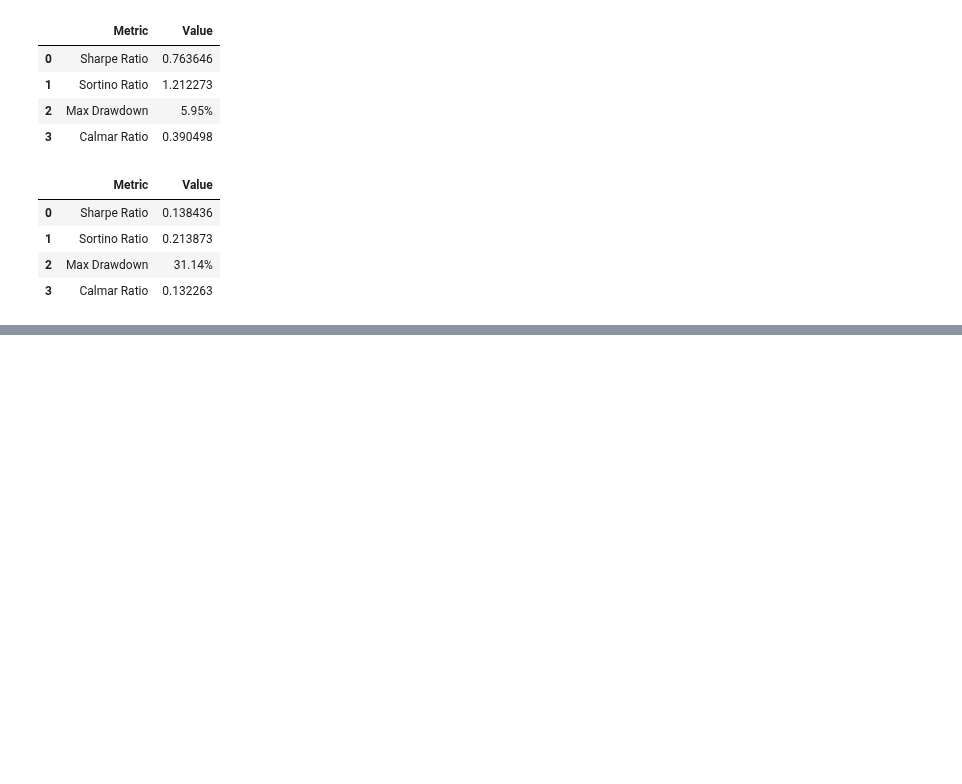
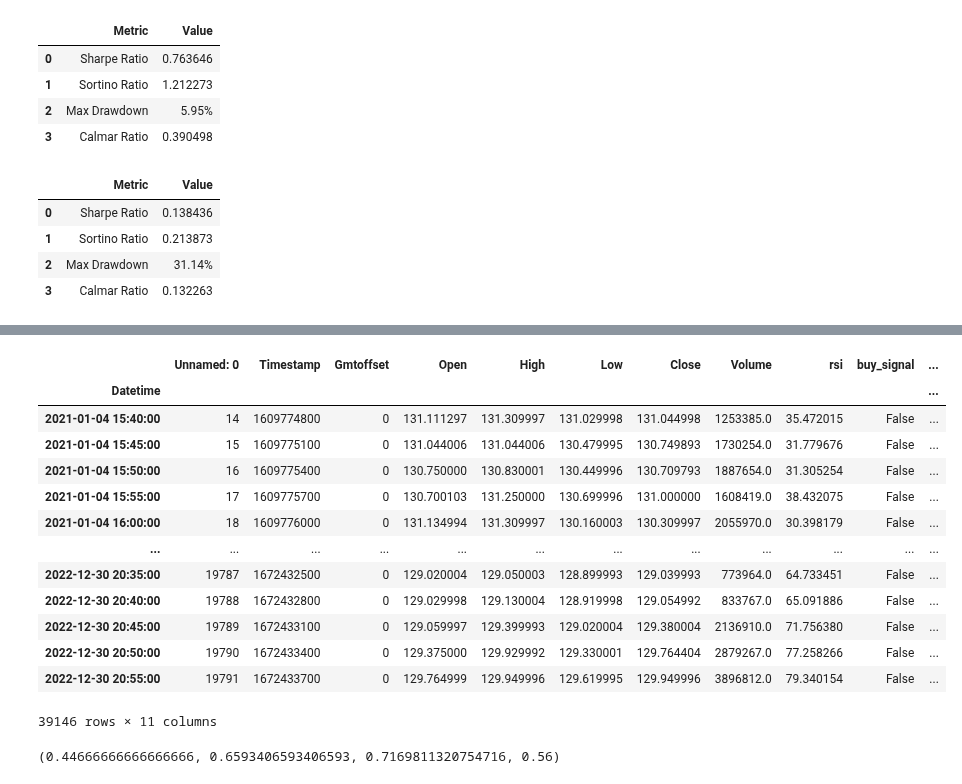
Before and after one commit to LuisMB09/Trading, a Jupyter notebook: Clean_Backtest.ipynb, the cells around one changed output, grey strips where cells are left out. Drawn from its saved outputs; the diff is of its cells as text; code cells hidden in the pictures; blank space fills up the shorter version.

Commit message:
win rate

```diff
--- a/Clean_Backtest.ipynb
+++ b/Clean_Backtest.ipynb
@@ -336,0 +349,19 @@ all_positions
+# %%
+data.set_index('Datetime', inplace=True)
+# %%
+data
+# %% [output]
+|  | Unnamed: 0 | Timestamp | Gmtoffset | Open | High | Low | Close | Volume | rsi | buy_signal | ... |
+| Datetime |  |  |  |  |  |  |  |  |  |  | ... |
+| 2021-01-04 15:40:00 | 14 | 1609774800 | 0 | 131.111297 | 131.309997 | 131.029998 | 131.044998 | 1253385.0 | 35.472015 | False | ... |
+| 2021-01-04 15:45:00 | 15 | 1609775100 | 0 | 131.044006 | 131.044006 | 130.479995 | 130.749893 | 1730254.0 | 31.779676 | False | ... |
+| 2021-01-04 15:50:00 | 16 | 1609775400 | 0 | 130.750000 | 130.830001 | 130.449996 | 130.709793 | 1887654.0 | 31.305254 | False | ... |
+| 2021-01-04 15:55:00 | 17 | 1609775700 | 0 | 130.700103 | 131.250000 | 130.699996 | 131.000000 | 1608419.0 | 38.432075 | False | ... |
+| 2021-01-04 16:00:00 | 18 | 1609776000 | 0 | 131.134994 | 131.309997 | 130.160003 | 130.309997 | 2055970.0 | 30.398179 | False | ... |
+| ... | ... | ... | ... | ... | ... | ... | ... | ... | ... | ... | ... |
+| 2022-12-30 20:35:00 | 19787 | 1672432500 | 0 | 129.020004 | 129.050003 | 128.899993 | 129.039993 | 773964.0 | 64.733451 | False | ... |
+| 2022-12-30 20:40:00 | 19788 | 1672432800 | 0 | 129.029998 | 129.130004 | 128.919998 | 129.054992 | 833767.0 | 65.091886 | False | ... |
+| 2022-12-30 20:45:00 | 19789 | 1672433100 | 0 | 129.059997 | 129.399993 | 129.020004 | 129.380004 | 2136910.0 | 71.756380 | False | ... |
+| 2022-12-30 20:50:00 | 19790 | 1672433400 | 0 | 129.375000 | 129.929992 | 129.330001 | 129.764404 | 2879267.0 | 77.258266 | False | ... |
+| 2022-12-30 20:55:00 | 19791 | 1672433700 | 0 | 129.764999 | 129.949996 | 129.619995 | 129.949996 | 3896812.0 | 79.340154 | False | ... |
+39146 rows × 11 columns
@@ -337,3 +370,16 @@ all_positions
+# %%
+train_trades = [pos for pos in all_positions if pos.time in train.index]
+test_trades = [pos for pos in all_positions if pos.time in test.index]
+validation_trades = [pos for pos in all_positions if pos.time in validation.index]
+
+train_win_rate = np.mean([train_trades[i].is_win for i in range(len(train_trades))])
+test_win_rate = np.mean([test_trades[i].is_win for i in range(len(test_trades))])
+validation_win_rate = np.mean([validation_trades[i].is_win for i in range(len(validation_trades))])
+total_win_rate = np.mean([all_positions[i].is_win for i in range(len(all_positions))])
+
+train_win_rate, test_win_rate, validation_win_rate, total_win_rate
+# %% [output]
+(0.44666666666666666, 0.6593406593406593, 0.7169811320754716, 0.56)
 # %%
 shorts = [pos for pos in all_positions if pos.type == "short"]
 longs = [pos for pos in all_positions if pos.type == "long"]
```
Also changed, not shown: parts of 9 cells of this notebook.
